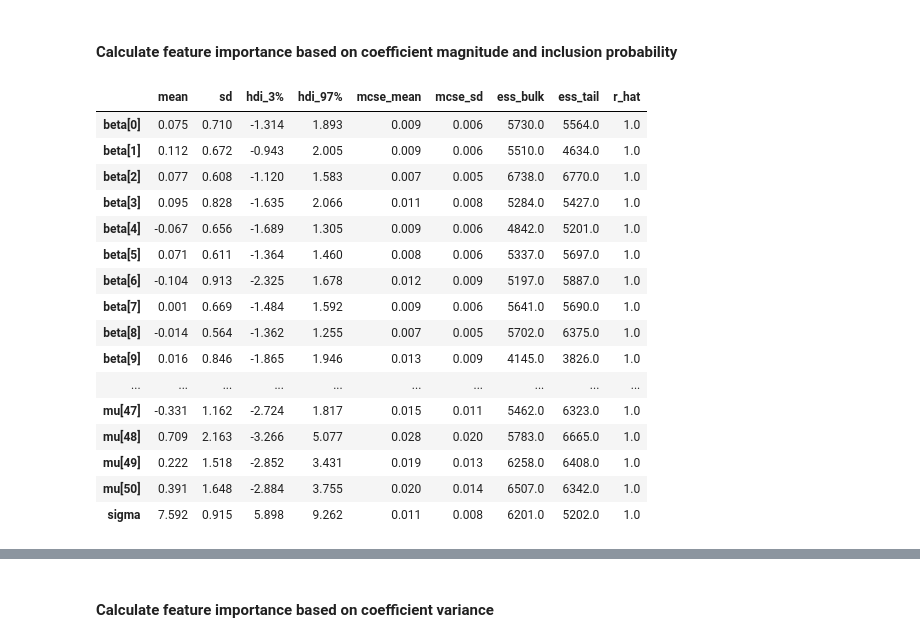
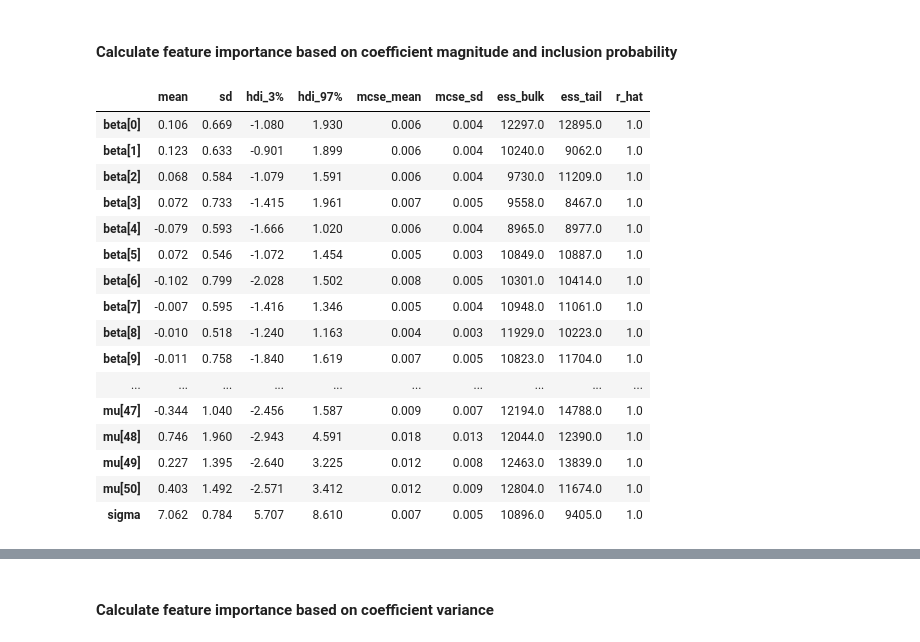
Before and after one commit to AshleyFishGeophys/HouseholdPulse_BVS, a Jupyter notebook: Household_Pulse_Data_2025.ipynb, the cells around one changed output, grey strips where cells are left out. Cells and saved outputs as stored; diff of their text form; code cells hidden in the pictures.

```diff
--- a/Household_Pulse_Data_2025.ipynb
+++ b/Household_Pulse_Data_2025.ipynb
@@ -935,6 +945,3 @@ all_variables_avg_10_v2 = bayesian_variable_selection_multiple(
 # %%
-inference_results_qmc = best_trace_qmc[0]
-
-inference_results_tpe = best_trace_tpe[0]
-# inference_results = all_variables_avg_10_v2[0]
-# inference_results_tpe
+inference_results_auto = best_trace_auto[0]
+# inference_results_tpe = best_trace_tpe[0]
@@ -1319,24 +1313,25 @@ def plot_importance(
 # %% [markdown]
 #### Calculate feature importance based on coefficient magnitude and inclusion probability
 # %%
-az.summary(inference_results_tpe, group="posterior")
+# az.summary(inference_results_tpe, group="posterior")
+az.summary(inference_results_auto, group="posterior")
 # %% [output]
 |  | mean | sd | hdi_3% | hdi_97% | mcse_mean | mcse_sd | ess_bulk | ess_tail | r_hat |
-| beta[0] | 0.075 | 0.710 | -1.314 | 1.893 | 0.009 | 0.006 | 5730.0 | 5564.0 | 1.0 |
-| beta[1] | 0.112 | 0.672 | -0.943 | 2.005 | 0.009 | 0.006 | 5510.0 | 4634.0 | 1.0 |
-| beta[2] | 0.077 | 0.608 | -1.120 | 1.583 | 0.007 | 0.005 | 6738.0 | 6770.0 | 1.0 |
-| beta[3] | 0.095 | 0.828 | -1.635 | 2.066 | 0.011 | 0.008 | 5284.0 | 5427.0 | 1.0 |
-| beta[4] | -0.067 | 0.656 | -1.689 | 1.305 | 0.009 | 0.006 | 4842.0 | 5201.0 | 1.0 |
-| beta[5] | 0.071 | 0.611 | -1.364 | 1.460 | 0.008 | 0.006 | 5337.0 | 5697.0 | 1.0 |
-| beta[6] | -0.104 | 0.913 | -2.325 | 1.678 | 0.012 | 0.009 | 5197.0 | 5887.0 | 1.0 |
-| beta[7] | 0.001 | 0.669 | -1.484 | 1.592 | 0.009 | 0.006 | 5641.0 | 5690.0 | 1.0 |
-| beta[8] | -0.014 | 0.564 | -1.362 | 1.255 | 0.007 | 0.005 | 5702.0 | 6375.0 | 1.0 |
-| beta[9] | 0.016 | 0.846 | -1.865 | 1.946 | 0.013 | 0.009 | 4145.0 | 3826.0 | 1.0 |
+| beta[0] | 0.106 | 0.669 | -1.080 | 1.930 | 0.006 | 0.004 | 12297.0 | 12895.0 | 1.0 |
+| beta[1] | 0.123 | 0.633 | -0.901 | 1.899 | 0.006 | 0.004 | 10240.0 | 9062.0 | 1.0 |
+| beta[2] | 0.068 | 0.584 | -1.079 | 1.591 | 0.006 | 0.004 | 9730.0 | 11209.0 | 1.0 |
+| beta[3] | 0.072 | 0.733 | -1.415 | 1.961 | 0.007 | 0.005 | 9558.0 | 8467.0 | 1.0 |
+| beta[4] | -0.079 | 0.593 | -1.666 | 1.020 | 0.006 | 0.004 | 8965.0 | 8977.0 | 1.0 |
+| beta[5] | 0.072 | 0.546 | -1.072 | 1.454 | 0.005 | 0.003 | 10849.0 | 10887.0 | 1.0 |
+| beta[6] | -0.102 | 0.799 | -2.028 | 1.502 | 0.008 | 0.005 | 10301.0 | 10414.0 | 1.0 |
+| beta[7] | -0.007 | 0.595 | -1.416 | 1.346 | 0.005 | 0.004 | 10948.0 | 11061.0 | 1.0 |
+| beta[8] | -0.010 | 0.518 | -1.240 | 1.163 | 0.004 | 0.003 | 11929.0 | 10223.0 | 1.0 |
+| beta[9] | -0.011 | 0.758 | -1.840 | 1.619 | 0.007 | 0.005 | 10823.0 | 11704.0 | 1.0 |
 | ... | ... | ... | ... | ... | ... | ... | ... | ... | ... |
-| mu[47] | -0.331 | 1.162 | -2.724 | 1.817 | 0.015 | 0.011 | 5462.0 | 6323.0 | 1.0 |
-| mu[48] | 0.709 | 2.163 | -3.266 | 5.077 | 0.028 | 0.020 | 5783.0 | 6665.0 | 1.0 |
-| mu[49] | 0.222 | 1.518 | -2.852 | 3.431 | 0.019 | 0.013 | 6258.0 | 6408.0 | 1.0 |
-| mu[50] | 0.391 | 1.648 | -2.884 | 3.755 | 0.020 | 0.014 | 6507.0 | 6342.0 | 1.0 |
-| sigma | 7.592 | 0.915 | 5.898 | 9.262 | 0.011 | 0.008 | 6201.0 | 5202.0 | 1.0 |
+| mu[47] | -0.344 | 1.040 | -2.456 | 1.587 | 0.009 | 0.007 | 12194.0 | 14788.0 | 1.0 |
+| mu[48] | 0.746 | 1.960 | -2.943 | 4.591 | 0.018 | 0.013 | 12044.0 | 12390.0 | 1.0 |
+| mu[49] | 0.227 | 1.395 | -2.640 | 3.225 | 0.012 | 0.008 | 12463.0 | 13839.0 | 1.0 |
+| mu[50] | 0.403 | 1.492 | -2.571 | 3.412 | 0.012 | 0.009 | 12804.0 | 11674.0 | 1.0 |
+| sigma | 7.062 | 0.784 | 5.707 | 8.610 | 0.007 | 0.005 | 10896.0 | 9405.0 | 1.0 |
 # %%
 # posterior_means = az.summary(inference_results)['mean']
```
Also changed, not shown: parts of 69 cells of this notebook, 4 other files.
